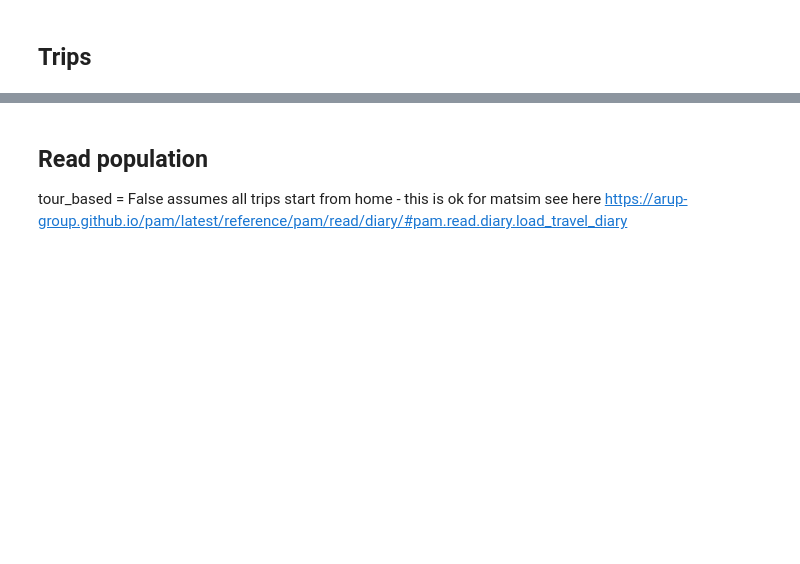
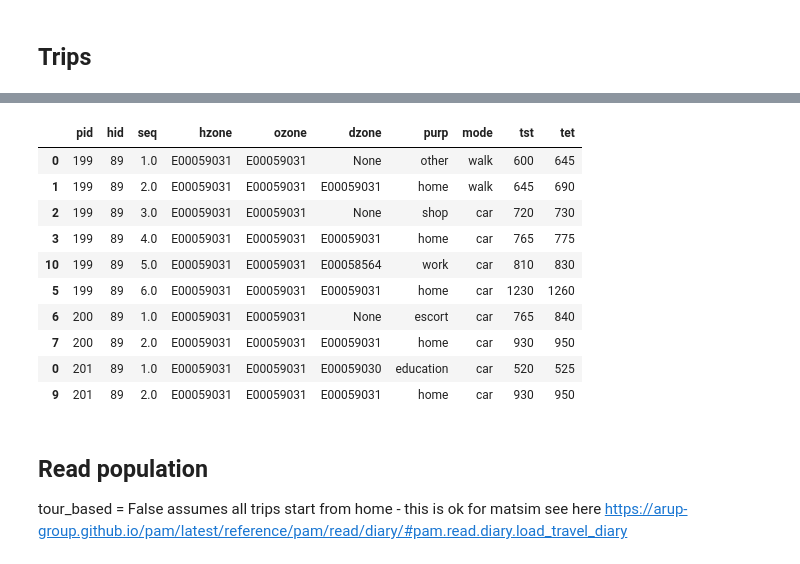
Before and after one commit to Urban-Analytics-Technology-Platform/acbm, a Jupyter notebook: notebooks/sandbox_exploring_pam.ipynb, the cells around one changed output, grey strips where cells are left out. Cells and saved outputs as stored; diff of their text form; code cells hidden in the pictures; blank space fills up the shorter version.

```diff
--- a/notebooks/sandbox_exploring_pam.ipynb
+++ b/notebooks/sandbox_exploring_pam.ipynb
@@ -270,9 +470,0 @@ activity_chains_all.head(10)
-# %%
-
-# Merge the DataFrames on 'household_id' from activity_chains and 'house_id' from activity_chains_home_hh
-activity_chains_all = activity_chains_all.merge(activity_chains_home_hh[['household', 'OA21CD']], on='household', how ='left')
-
-# Rename the 'OA21CD' column to 'hzone'
-activity_chains_all.rename(columns={'OA21CD': 'hzone'}, inplace=True)
-
-activity_chains_all.head(5)
@@ -293,27 +471,3 @@ This adds home data for oact = home (MESSY: REDO)
-# %%
-# Rename columns then select necessary ones
-activity_chains_home_hh_selected = activity_chains_home_hh.rename(columns={
-    'OA21CD': 'ozone',
-    'activity_id': 'origin_id',
-    'activity_geom': 'origin_geom'
-})[['household', 'ozone', 'origin_id', 'origin_geom']]
-
-# Merge activity_chains_all with activity_chains_home_hh_selected on 'household'
-merged_df = activity_chains_all.merge(activity_chains_home_hh_selected, on='household', how='left', suffixes=('', '_new'))
-
-# Update only the rows where 'oact' is 'home'
-home_mask = merged_df['oact'] == 'home'
-for column in ['ozone', 'origin_id', 'origin_geom']:
-    merged_df.loc[home_mask, column] = merged_df.loc[home_mask, f'{column}_new']
-
-# Drop the temporary columns
-merged_df.drop(columns=[f'{column}_new' for column in ['ozone', 'origin_id', 'origin_geom']], inplace=True)
-
-# Assign merged_df back to activity_chains_all
-activity_chains_all = merged_df
-
-# Print the updated DataFrame
-activity_chains_all
 # %% [markdown]
 # Prepare data for PAM
 # %% [markdown]
@@ -343,8 +521,21 @@ trips.head(10)
 # %%
 # replace Nan values in ozone and dzone with "na"
 trips['ozone'] = trips['ozone'].apply(lambda x: None if pd.isna(x) else x)
 trips['dzone'] = trips['dzone'].apply(lambda x: None if pd.isna(x) else x)
-trips.head(100)
+trips['hzone'] = trips['hzone'].apply(lambda x: None if pd.isna(x) else x)
+trips.head(10)
+# %% [output]
+|  | pid | hid | seq | hzone | ozone | dzone | purp | mode | tst | tet |
+| 0 | 199 | 89 | 1.0 | E00059031 | E00059031 | None | other | walk | 600 | 645 |
+| 1 | 199 | 89 | 2.0 | E00059031 | E00059031 | E00059031 | home | walk | 645 | 690 |
+| 2 | 199 | 89 | 3.0 | E00059031 | E00059031 | None | shop | car | 720 | 730 |
+| 3 | 199 | 89 | 4.0 | E00059031 | E00059031 | E00059031 | home | car | 765 | 775 |
+| 10 | 199 | 89 | 5.0 | E00059031 | E00059031 | E00058564 | work | car | 810 | 830 |
+| 5 | 199 | 89 | 6.0 | E00059031 | E00059031 | E00059031 | home | car | 1230 | 1260 |
+| 6 | 200 | 89 | 1.0 | E00059031 | E00059031 | None | escort | car | 765 | 840 |
+| 7 | 200 | 89 | 2.0 | E00059031 | E00059031 | E00059031 | home | car | 930 | 950 |
+| 0 | 201 | 89 | 1.0 | E00059031 | E00059031 | E00059030 | education | car | 520 | 525 |
+| 9 | 201 | 89 | 2.0 | E00059031 | E00059031 | E00059031 | home | car | 930 | 950 |
 # %% [markdown]
 ## Read population
 
```
Also changed, not shown: parts of 44 cells of this notebook.
